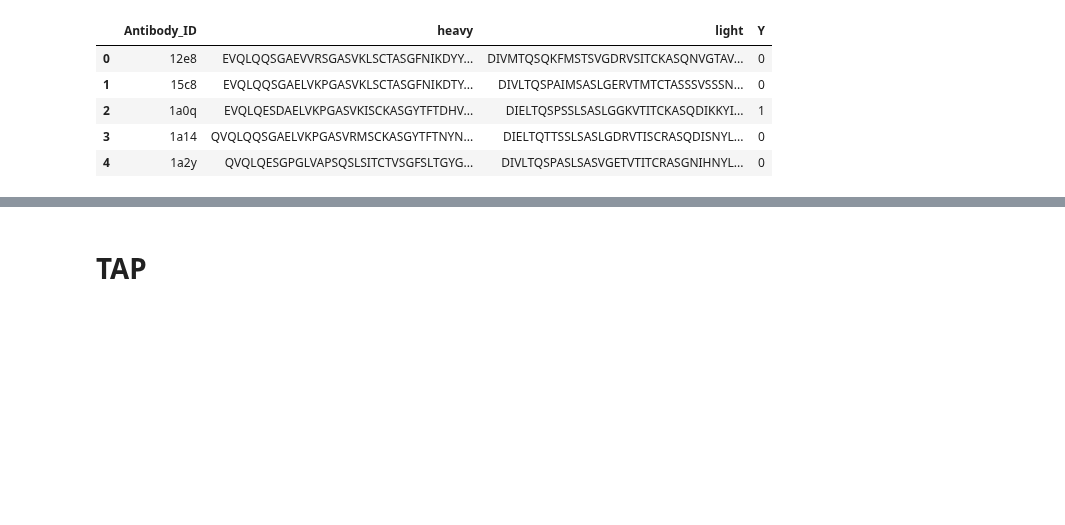
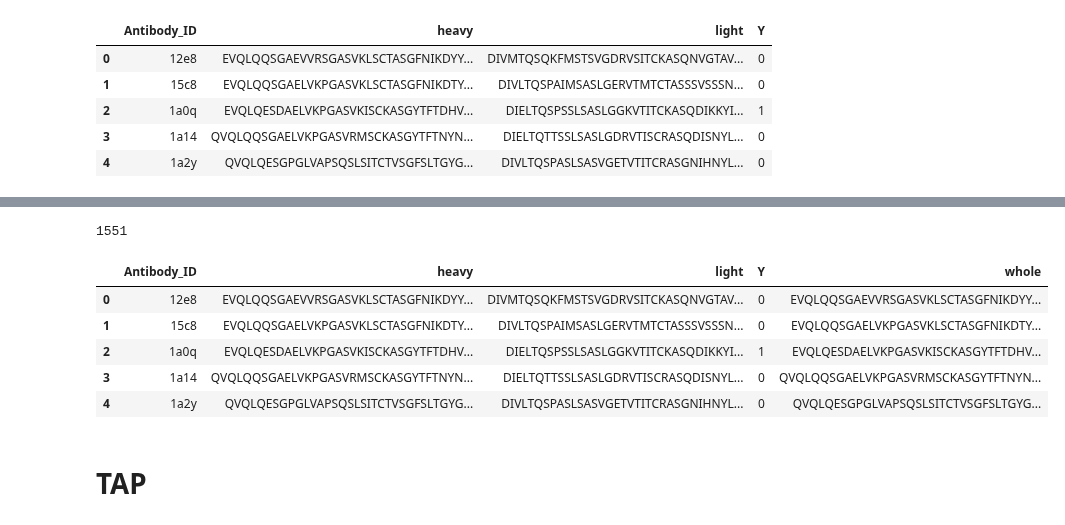
Before and after one commit to kvetab/di-pred, a Jupyter notebook: notebooks/data_processing/02-data_cleaning.ipynb, the cells around one changed output, grey strips where cells are left out. Drawn from its saved outputs; the diff is of its cells as text; code cells hidden in the pictures; blank space fills up the shorter version.

```diff
--- a/notebooks/data_processing/02-data_cleaning.ipynb
+++ b/notebooks/data_processing/02-data_cleaning.ipynb
@@ -108,0 +188,12 @@ chen_data.to_csv(path.join(DATA_DIR, "chen/deduplicated/chen_data.csv"))
+# %%
+chen_data_f.drop_duplicates(["heavy", "light", "Y"], keep="first", inplace=True)
+print(len(chen_data_f))
+chen_data_f.head()
+# %% [output]
+1551
+|  | Antibody_ID | heavy | light | Y | whole |
+| 0 | 12e8 | EVQLQQSGAEVVRSGASVKLSCTASGFNIKDYY... | DIVMTQSQKFMSTSVGDRVSITCKASQNVGTAV... | 0 | EVQLQQSGAEVVRSGASVKLSCTASGFNIKDYY... |
+| 1 | 15c8 | EVQLQQSGAELVKPGASVKLSCTASGFNIKDTY... | DIVLTQSPAIMSASLGERVTMTCTASSSVSSSN... | 0 | EVQLQQSGAELVKPGASVKLSCTASGFNIKDTY... |
+| 2 | 1a0q | EVQLQESDAELVKPGASVKISCKASGYTFTDHV... | DIELTQSPSSLSASLGGKVTITCKASQDIKKYI... | 1 | EVQLQESDAELVKPGASVKISCKASGYTFTDHV... |
+| 3 | 1a14 | QVQLQQSGAELVKPGASVRMSCKASGYTFTNYN... | DIELTQTTSSLSASLGDRVTISCRASQDISNYL... | 0 | QVQLQQSGAELVKPGASVRMSCKASGYTFTNYN... |
+| 4 | 1a2y | QVQLQESGPGLVAPSQSLSITCTVSGFSLTGYG... | DIVLTQSPASLSASVGETVTITCRASGNIHNYL... | 0 | QVQLQESGPGLVAPSQSLSITCTVSGFSLTGYG... |
```
Also changed, not shown: parts of 15 cells of this notebook, 1 other file.
